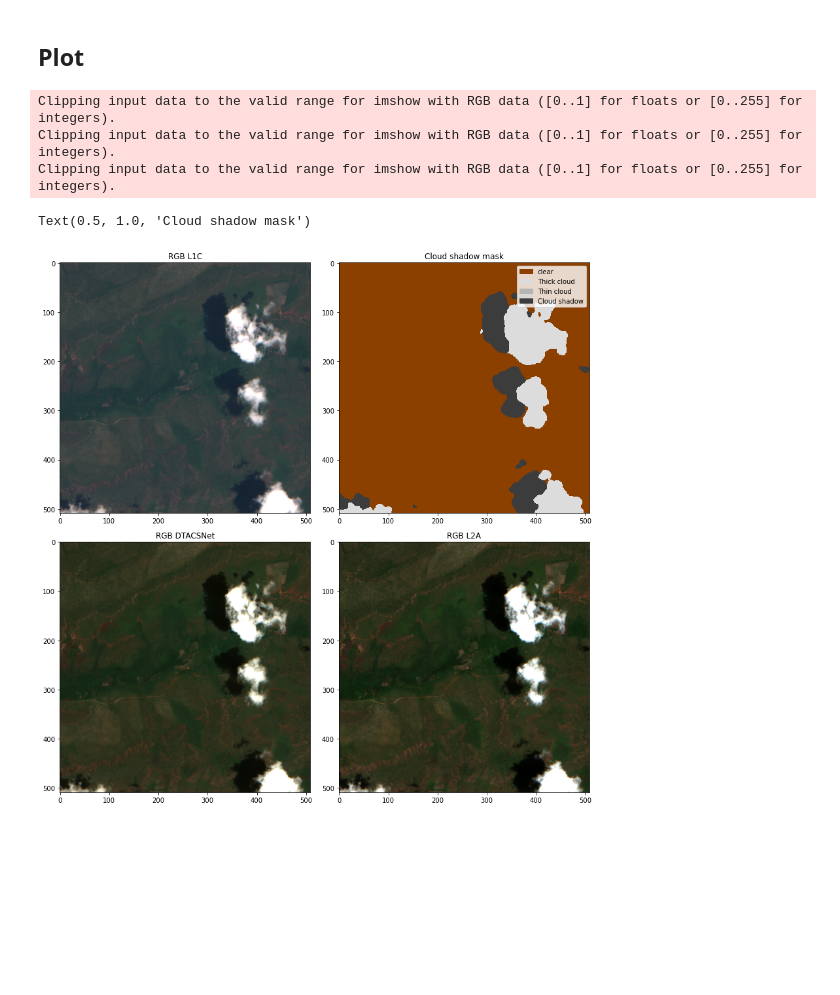
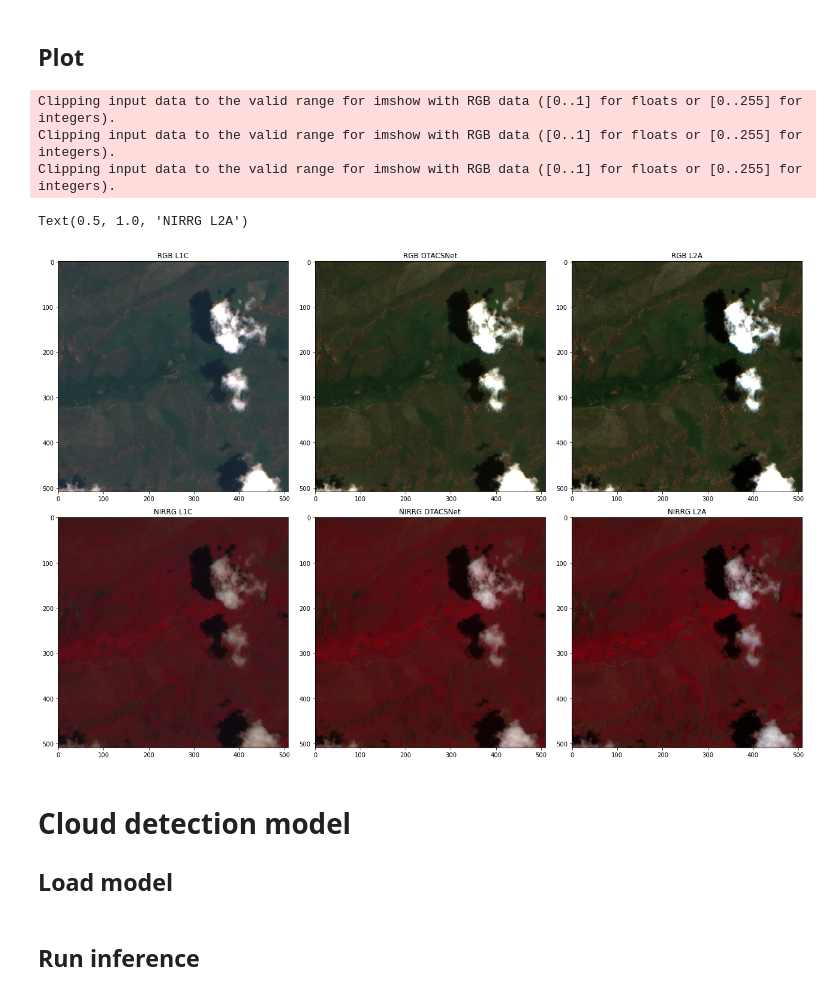
Before and after one commit to spaceml-org/DTACSNet, a Jupyter notebook: tutorials/inference.ipynb, the cells around one changed output. Saved outputs shown, nothing was run; the diff lists cells and outputs as text; code cells hidden in the pictures; blank space fills up the shorter version.

```diff
--- a/tutorials/inference.ipynb
+++ b/tutorials/inference.ipynb
@@ -93,26 +79,35 @@ array([[[ 417,  396,  388, ...,  526,  537,  506],
 # %%
 import matplotlib.pyplot as plt
 from dtacs import plot
 import rasterio.plot as rstplt
 
 # Load L2A to show
 with rasterio.open(os.path.join(folder_examples,"S2L2A.tif")) as rst:
     indexes_read = [rst.descriptions.index(b) + 1 for b in phisat2_bands]
     data_sen2cor = rst.read(indexes_read)
 
-fig, ax = plt.subplots(2,2,figsize=(12,12),tight_layout=True)
+fig, ax = plt.subplots(2,3,figsize=(18,12),tight_layout=True)
 
 rstplt.show(data[2::-1,...]/4_000,ax=ax[0,0])
 ax[0,0].set_title("RGB L1C")
-rstplt.show(ac_output[2::-1,...]/4_000,ax=ax[1,0])
-ax[1,0].set_title("RGB DTACSNet")
-rstplt.show(data_sen2cor[2::-1,...]/4_000,ax=ax[1,1])
-ax[1,1].set_title("RGB L2A")
-plot.plot_cloudSEN12mask(cd_output,ax=ax[0,1])
-ax[0,1].set_title("Cloud shadow mask")
+rstplt.show(ac_output[2::-1,...]/4_000,ax=ax[0,1])
+ax[0,1].set_title("RGB DTACSNet")
+rstplt.show(data_sen2cor[2::-1,...]/4_000,ax=ax[0,2])
+ax[0,2].set_title("RGB L2A")
+
+nirredgreen = [-1, 2, 1]
+rstplt.show(data[nirredgreen,...]/10_000,ax=ax[1,0])
+ax[1,0].set_title("NIRRG L1C")
+rstplt.show(ac_output[nirredgreen,...]/10_000,ax=ax[1,1])
+ax[1,1].set_title("NIRRG DTACSNet")
+rstplt.show(data_sen2cor[nirredgreen,...]/10_000,ax=ax[1,2])
+ax[1,2].set_title("NIRRG L2A")
 # %% [output]
 Clipping input data to the valid range for imshow with RGB data ([0..1] for floats or [0..255] for integers).
 Clipping input data to the valid range for imshow with RGB data ([0..1] for floats or [0..255] for integers).
 Clipping input data to the valid range for imshow with RGB data ([0..1] for floats or [0..255] for integers).
-Text(0.5, 1.0, 'Cloud shadow mask')
+Text(0.5, 1.0, 'NIRRG L2A')
-[figure, old version]
+[figure, new version]
+# %% [markdown]
+# Cloud detection model
+## Load model
@@ -118,0 +121,2 @@ Text(0.5, 1.0, 'Cloud shadow mask')
+# %% [markdown]
+## Run inference
```
Also changed, not shown: parts of 9 cells of this notebook, 3 other files.
